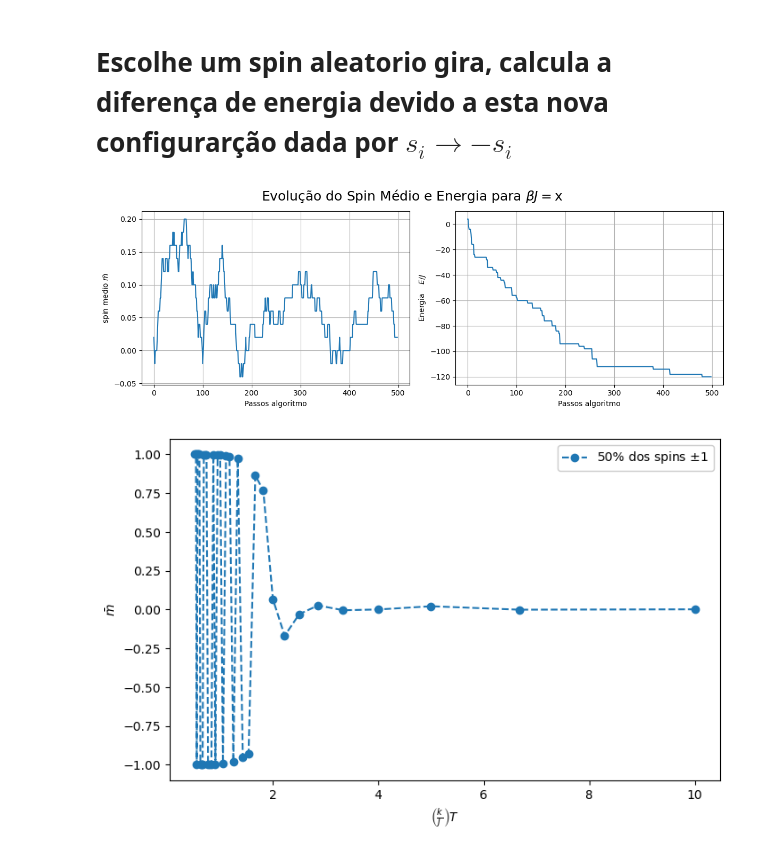
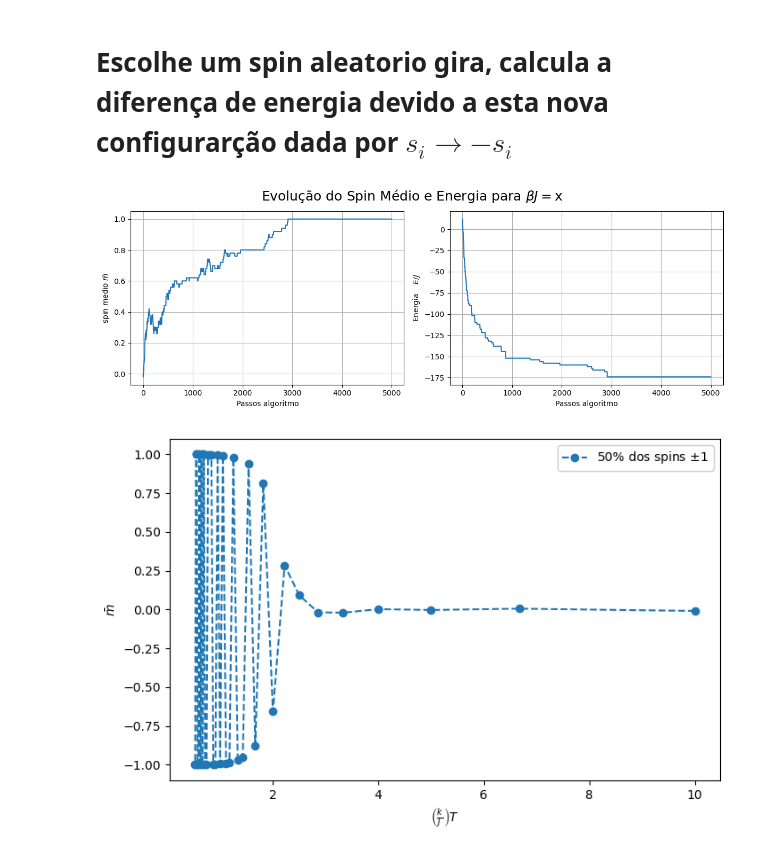
Before and after one commit to jplme/Modelo-de-Ising, a Jupyter notebook: Ising2D.ipynb, the cells around one changed output. Cells and saved outputs as stored; diff of their text form; code cells hidden in the pictures.

```diff
--- a/Ising2D.ipynb
+++ b/Ising2D.ipynb
@@ -85,24 +85,24 @@ def metropolis(spin_arr, times, BJ, energy):
 
     return net_spins, net_energy
 # %%
-spins, energia = metropolis(rede_N, 500, 100, Energia(rede_N))
+spins, energies = metropolis(rede_N, 5000, 10, get_energy(rede_N))
 # %%
 fig, axes = plt.subplots(1, 2, figsize=(12,4))
 ax = axes[0]
 ax.plot(spins/N**2)
 ax.set_xlabel('Passos algoritmo')
 ax.set_ylabel(r'spin medio $\bar{m}$')
 ax.grid()
 ax = axes[1]
-ax.plot(energia)
+ax.plot(energies)
 ax.set_xlabel('Passos algoritmo')
 ax.set_ylabel(r'Energia    $E/J$')
 ax.grid()
 fig.tight_layout()
 fig.suptitle(r'Evolução do Spin Médio e Energia para $\beta J=$x', y=1.07, size=18)
 plt.show()
 # %% [output]
-[figure, old version]
+[figure, new version]
 # %%
 def get_spin_energy(rede, BJs):
     ms = np.zeros(len(BJs))
@@ -125,4 +125,4 @@ plt.ylabel(r'$\bar{m}$')
 plt.legend(facecolor='white', framealpha=1)
 plt.show()
 # %% [output]
-[figure, old version]
+[figure, new version]
```
Also changed, not shown: parts of 3 cells of this notebook.
